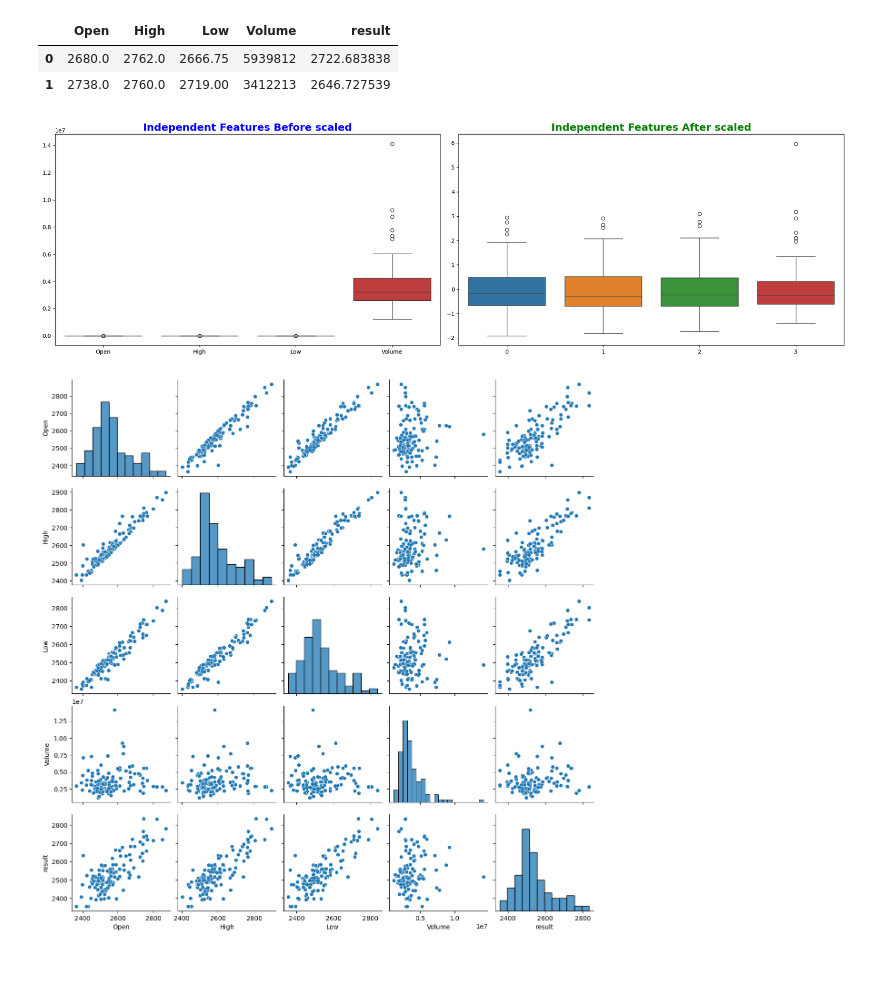
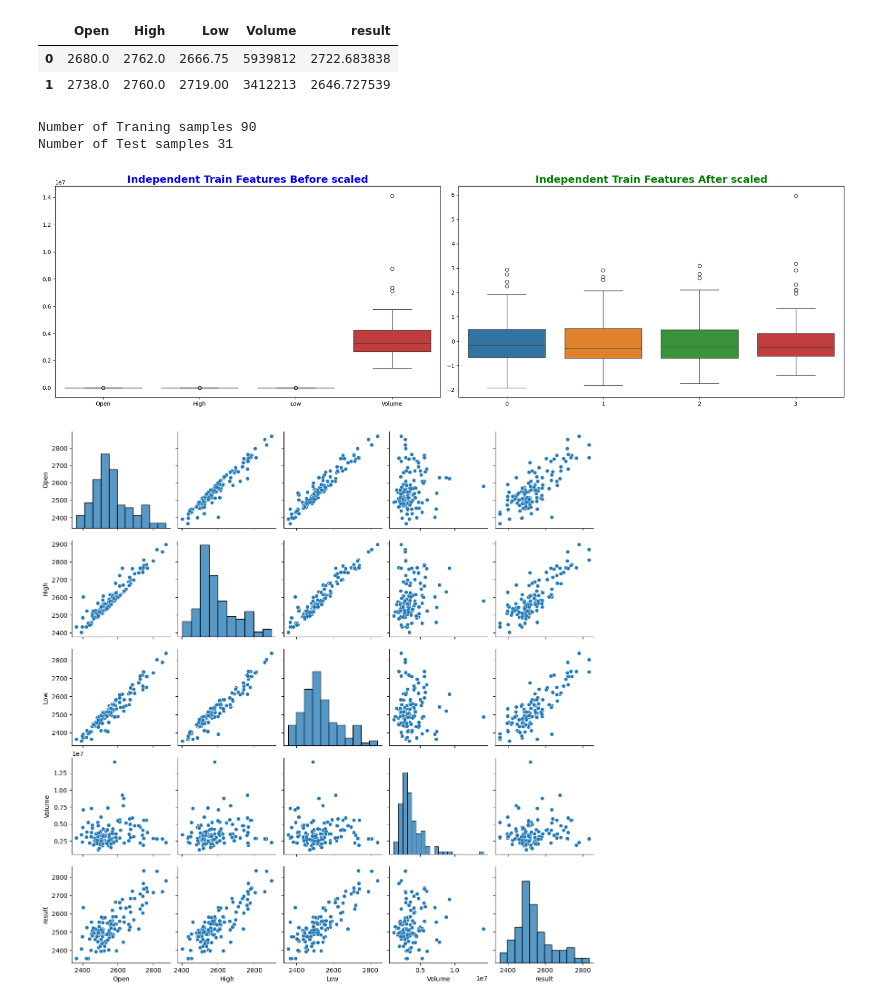
Before and after one commit to Vijay7542/Machine-Learning-Projects, a Jupyter notebook: Supervised Machine Learning/HDFC Stock Price Prediction Using Regression/Model_Training.ipynb, the cells around one changed output. Cells and saved outputs as stored; diff of their text form; code cells hidden in the pictures; blank space fills up the shorter version.

```diff
--- a/Supervised Machine Learning/HDFC Stock Price Prediction Using Regression/Model_Training.ipynb
+++ b/Supervised Machine Learning/HDFC Stock Price Prediction Using Regression/Model_Training.ipynb
@@ -21,22 +21,29 @@ df.head(2)
 # %%
 X=df.drop("result",axis=1)#Independent features
 y=df["result"]#Dependent Feature
+# %%
+X_train,X_test,y_train,y_test=train_test_split(X,y,random_state=42,test_size=0.25)
+print("Number of Traning samples",X_train.shape[0])
+print("Number of Test samples",X_test.shape[0])
+# %% [output]
+Number of Traning samples 90
+Number of Test samples 31
 # %%
 plt.figure(figsize=(20,6))
 plt.subplot(1,2,2)
 
 plt.subplot(1,2,1)
-sns.boxplot(X)
-plt.title("Independent Features Before scaled",fontsize=18,fontweight="bold",color="b")
+sns.boxplot(X_train)
+plt.title("Independent Train Features Before scaled",fontsize=18,fontweight="bold",color="b")
 
 scaler=StandardScaler()
-X_scaled=scaler.fit_transform(X)
+X_train=scaler.fit_transform(X_train)
 plt.subplot(1,2,2)
-sns.boxplot(X_scaled)
-plt.title("Independent Features After scaled",fontsize=18,fontweight="bold",color="g")
+sns.boxplot(X_train)
+plt.title("Independent Train Features After scaled",fontsize=18,fontweight="bold",color="g")
 plt.tight_layout()
 # %% [output]
-[figure, old version]
+[figure, new version]
 # %%
 sns.pairplot(df)
 plt.show()
```
Also changed, not shown: parts of 4 cells of this notebook.
